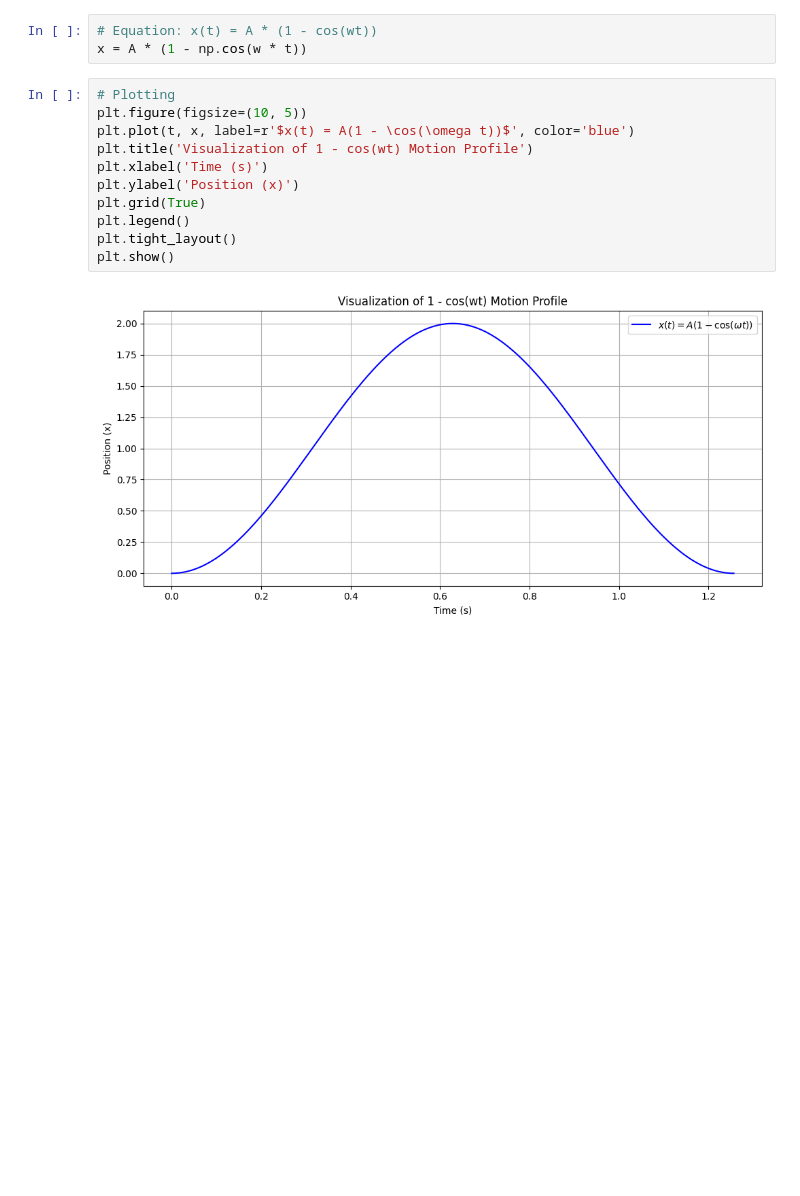
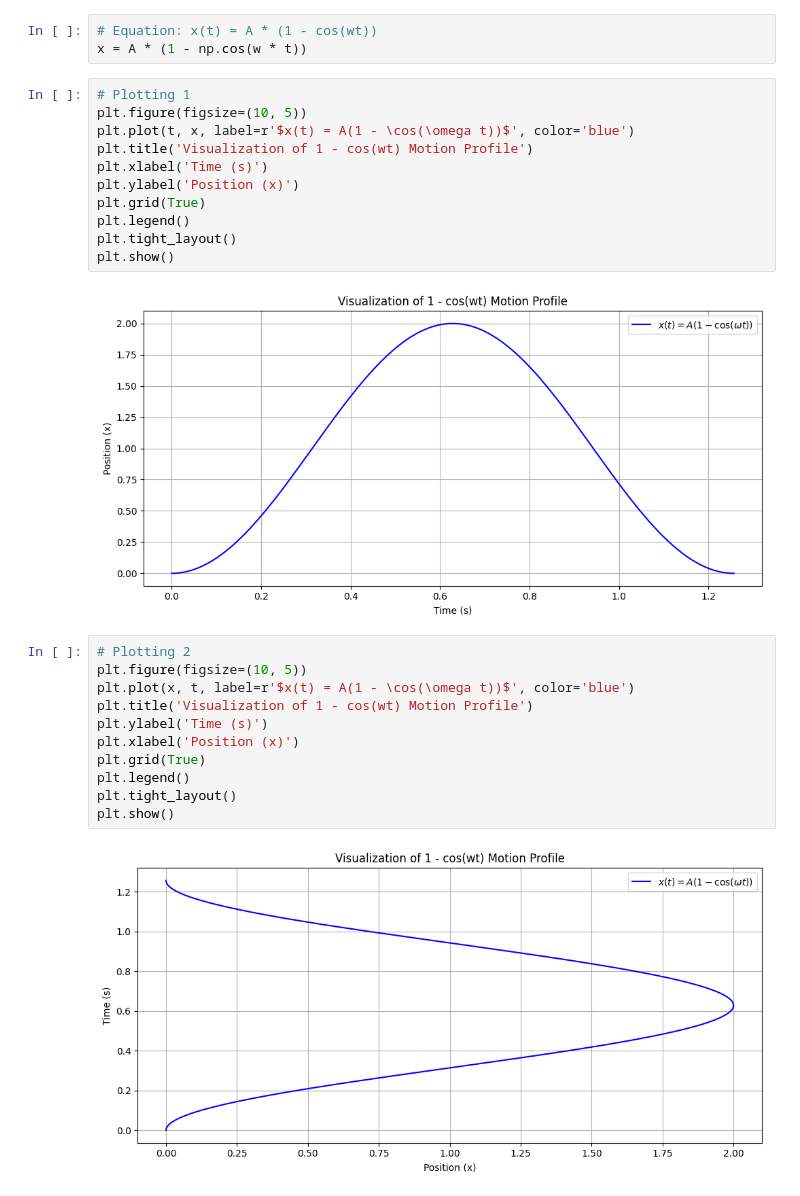
Before and after one commit to NuchPunnawichP/MFR-Project, a Jupyter notebook: Visualize1.ipynb, the cells around one changed output. Cells and saved outputs as stored; diff of their text form; blank space fills up the shorter version.

```diff
--- a/Visualize1.ipynb
+++ b/Visualize1.ipynb
@@ -13,7 +13,7 @@ t = np.linspace(0, T, 500)  # Time from 0 to T
 # Equation: x(t) = A * (1 - cos(wt))
 x = A * (1 - np.cos(w * t))
 # %%
-# Plotting
+# Plotting 1
 plt.figure(figsize=(10, 5))
 plt.plot(t, x, label=r'$x(t) = A(1 - \cos(\omega t))$', color='blue')
 plt.title('Visualization of 1 - cos(wt) Motion Profile')
@@ -25,3 +25,16 @@ plt.tight_layout()
 plt.show()
 # %% [output]
 [figure]
+# %%
+# Plotting 2
+plt.figure(figsize=(10, 5))
+plt.plot(x, t, label=r'$x(t) = A(1 - \cos(\omega t))$', color='blue')
+plt.title('Visualization of 1 - cos(wt) Motion Profile')
+plt.ylabel('Time (s)')
+plt.xlabel('Position (x)')
+plt.grid(True)
+plt.legend()
+plt.tight_layout()
+plt.show()
+# %% [output]
+[figure, added]
```
